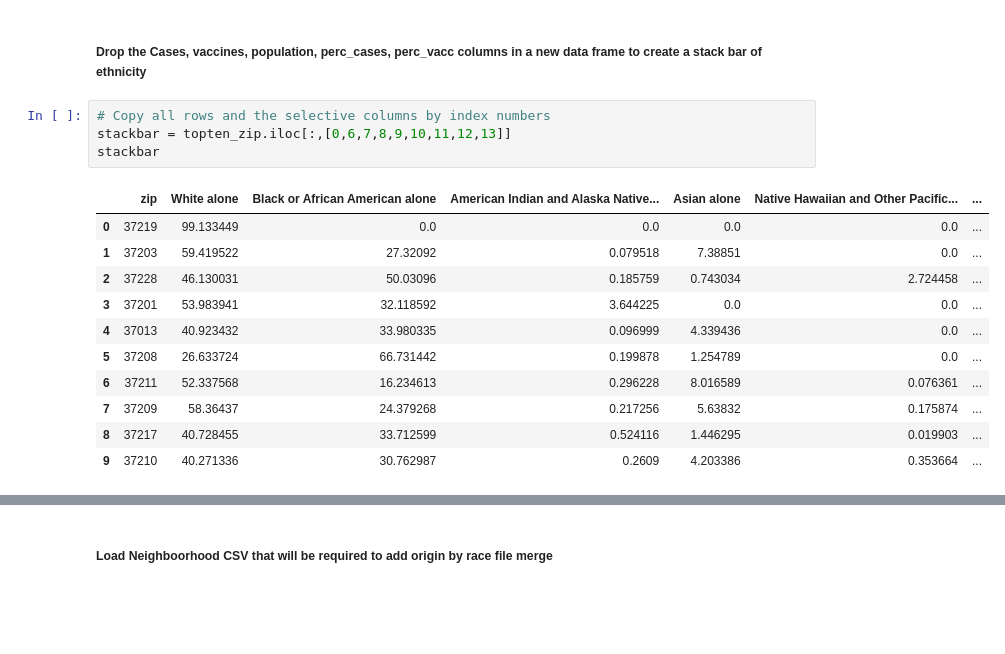
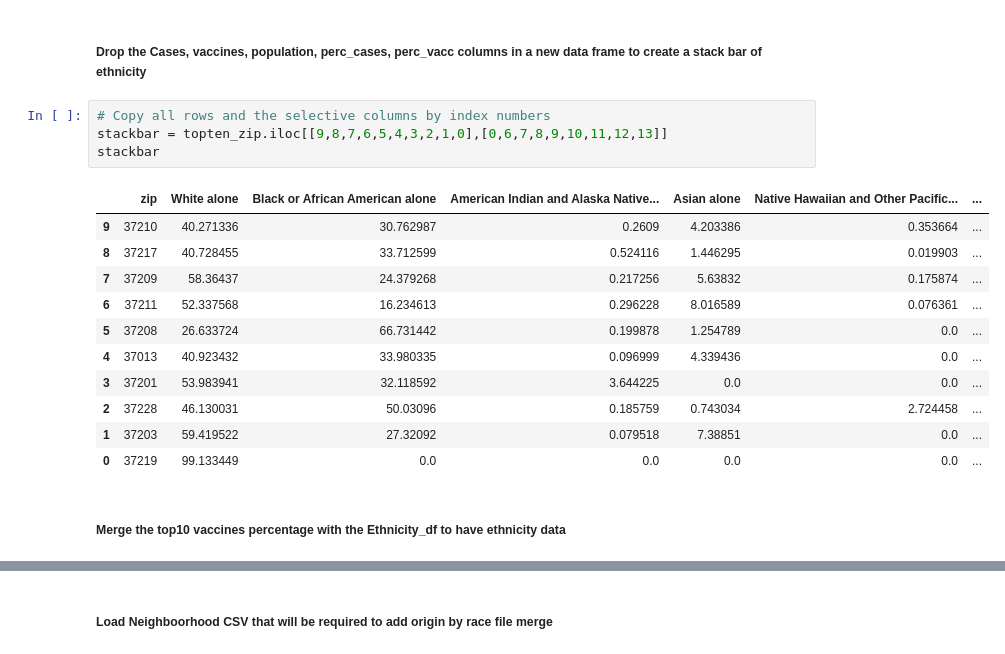
Before and after one commit to Engu12/nash-covid-cases-vaccines-honky_tonkin, a Jupyter notebook: notebook/EDA2.ipynb, the cells around one changed output, grey strips where cells are left out. Drawn from its saved outputs; the diff is of its cells as text; blank space fills up the shorter version.

```diff
--- a/notebook/EDA2.ipynb
+++ b/notebook/EDA2.ipynb
@@ -532,17 +549,19 @@ topten_zip
 ##### Drop the Cases, vaccines, population, perc_cases, perc_vacc columns in a new data frame to create a stack bar of ethnicity
 # %%
 # Copy all rows and the selective columns by index numbers
-stackbar = topten_zip.iloc[:,[0,6,7,8,9,10,11,12,13]]
+stackbar = topten_zip.iloc[[9,8,7,6,5,4,3,2,1,0],[0,6,7,8,9,10,11,12,13]]
 stackbar
 # %% [output]
 |  | zip | White alone | Black or African American alone | American Indian and Alaska Native... | Asian alone | Native Hawaiian and Other Pacific... | ... |
+| 9 | 37210 | 40.271336 | 30.762987 | 0.2609 | 4.203386 | 0.353664 | ... |
+| 8 | 37217 | 40.728455 | 33.712599 | 0.524116 | 1.446295 | 0.019903 | ... |
+| 7 | 37209 | 58.36437 | 24.379268 | 0.217256 | 5.63832 | 0.175874 | ... |
+| 6 | 37211 | 52.337568 | 16.234613 | 0.296228 | 8.016589 | 0.076361 | ... |
+| 5 | 37208 | 26.633724 | 66.731442 | 0.199878 | 1.254789 | 0.0 | ... |
+| 4 | 37013 | 40.923432 | 33.980335 | 0.096999 | 4.339436 | 0.0 | ... |
+| 3 | 37201 | 53.983941 | 32.118592 | 3.644225 | 0.0 | 0.0 | ... |
+| 2 | 37228 | 46.130031 | 50.03096 | 0.185759 | 0.743034 | 2.724458 | ... |
+| 1 | 37203 | 59.419522 | 27.32092 | 0.079518 | 7.38851 | 0.0 | ... |
 | 0 | 37219 | 99.133449 | 0.0 | 0.0 | 0.0 | 0.0 | ... |
-| 1 | 37203 | 59.419522 | 27.32092 | 0.079518 | 7.38851 | 0.0 | ... |
-| 2 | 37228 | 46.130031 | 50.03096 | 0.185759 | 0.743034 | 2.724458 | ... |
-| 3 | 37201 | 53.983941 | 32.118592 | 3.644225 | 0.0 | 0.0 | ... |
-| 4 | 37013 | 40.923432 | 33.980335 | 0.096999 | 4.339436 | 0.0 | ... |
-| 5 | 37208 | 26.633724 | 66.731442 | 0.199878 | 1.254789 | 0.0 | ... |
-| 6 | 37211 | 52.337568 | 16.234613 | 0.296228 | 8.016589 | 0.076361 | ... |
-| 7 | 37209 | 58.36437 | 24.379268 | 0.217256 | 5.63832 | 0.175874 | ... |
-| 8 | 37217 | 40.728455 | 33.712599 | 0.524116 | 1.446295 | 0.019903 | ... |
-| 9 | 37210 | 40.271336 | 30.762987 | 0.2609 | 4.203386 | 0.353664 | ... |
+# %% [markdown]
+##### Merge the top10 vaccines percentage with the Ethnicity_df to have ethnicity data
```
Also changed, not shown: parts of 45 cells of this notebook, 5 other files.
